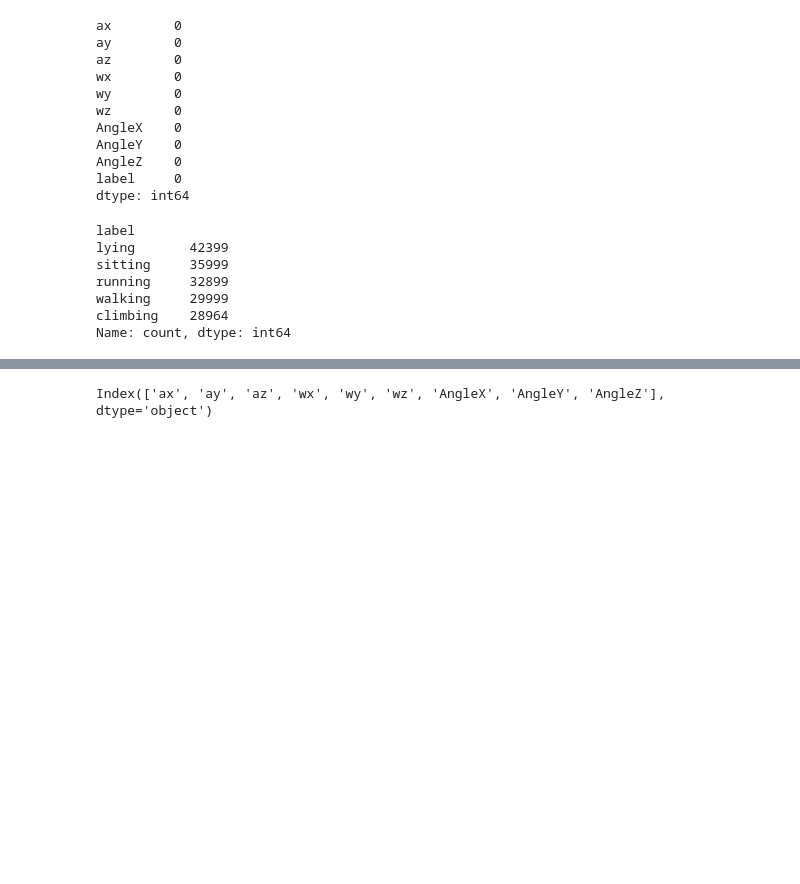
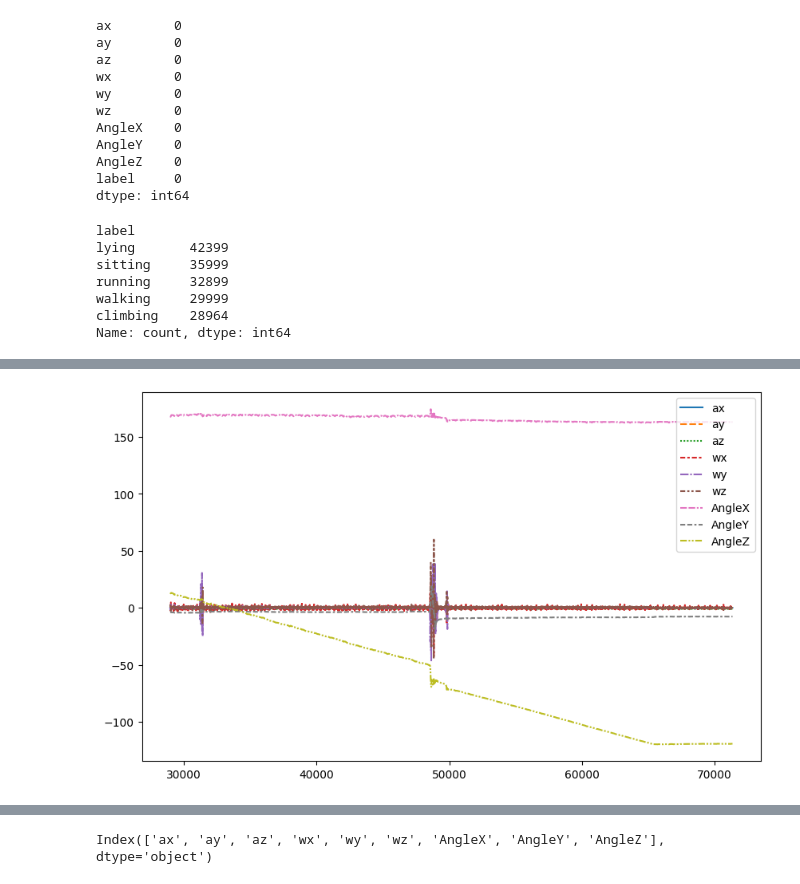
Before and after one commit to anikerry/Dog-Activity-Recognition, a Jupyter notebook: src/notebooks/testing.ipynb, the cells around one changed output, grey strips where cells are left out. Cells and saved outputs as stored; diff of their text form; code cells hidden in the pictures; blank space fills up the shorter version.

```diff
--- a/src/notebooks/testing.ipynb
+++ b/src/notebooks/testing.ipynb
@@ -86,0 +104,5 @@ df.sample(5)
+# %%
+plt.figure(figsize=(10, 6))
+sns.lineplot(data=df[df["label"] == "lying"])
+# %% [output]
+[figure, added]
```
Also changed, not shown: parts of 9 cells of this notebook, 6 other files.
